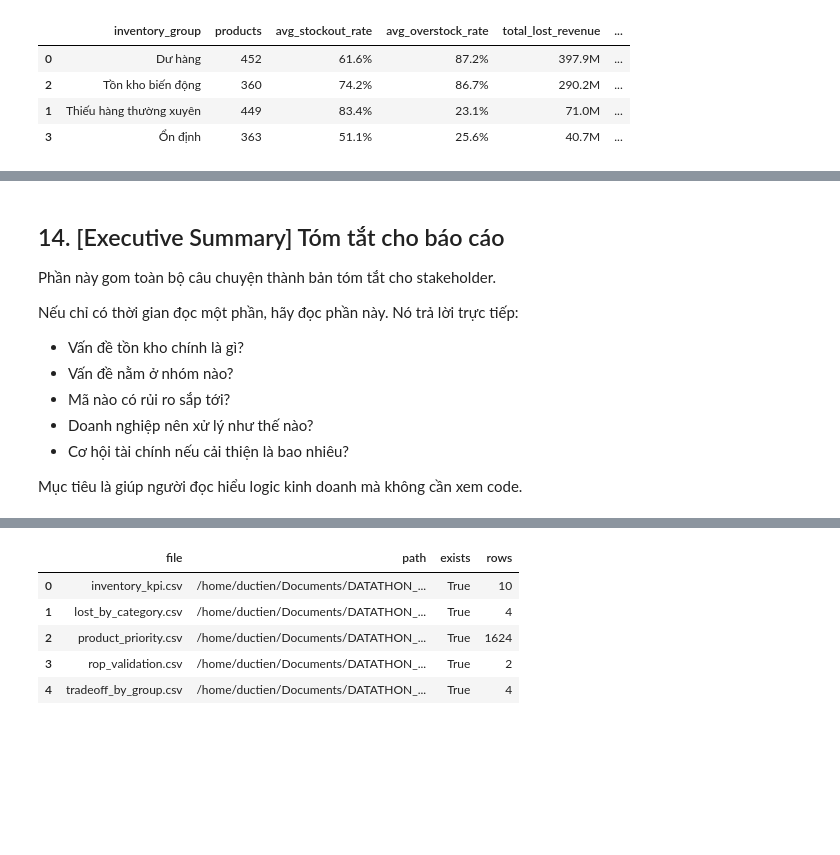
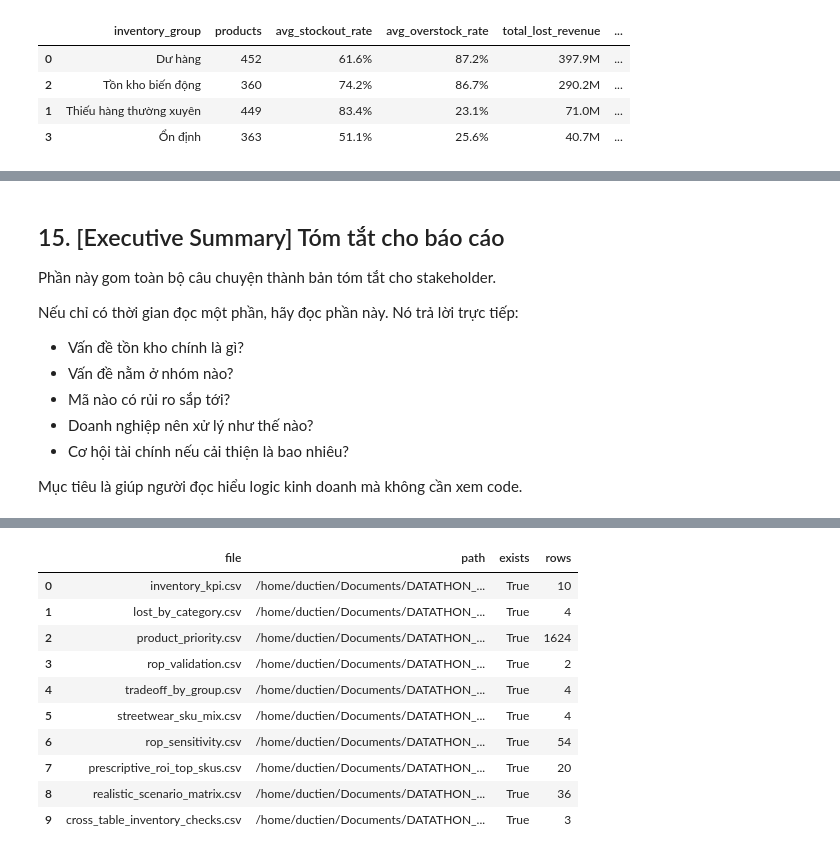
Before and after one commit to CodeDaoVietNam/DATATHON_2026, a Jupyter notebook: notebooks/03_deep_dive_inventory_optimization.ipynb, the cells around one changed output, grey strips where cells are left out. Cells and saved outputs as stored; diff of their text form; code cells hidden in the pictures; blank space fills up the shorter version.

```diff
--- a/notebooks/03_deep_dive_inventory_optimization.ipynb
+++ b/notebooks/03_deep_dive_inventory_optimization.ipynb
@@ -100,6 +132,12 @@ GROUP_COLORS = {
     'Tồn kho biến động': PALETTE['volatile'],
     'Ổn định': PALETTE['stable']
 }
+
+pd.set_option("display.max_rows", None)
+pd.set_option("display.max_columns", None)
+pd.set_option("display.max_colwidth", None)
+pd.set_option("display.width", None)
+
 
 sns.set_theme(
     style='whitegrid',
@@ -1797,5 +2671,5 @@ Nếu công ty nhập thêm hàng cho cả nhóm này, vốn bị khóa có th
 # %% [markdown]
-## 14. [Executive Summary] Tóm tắt cho báo cáo
+## 15. [Executive Summary] Tóm tắt cho báo cáo
 
 Phần này gom toàn bộ câu chuyện thành bản tóm tắt cho stakeholder.
 
@@ -1810,32 +2684,47 @@ Nếu chỉ có thời gian đọc một phần, hãy đọc phần này. Nó tr
 Mục tiêu là giúp người đọc hiểu logic kinh doanh mà không cần xem code.
 # %%
 final_summary = pd.DataFrame({
-    'Cấp độ': ['Descriptive - Chuyện gì xảy ra?', 'Diagnostic - Vì sao xảy ra?', 'Predictive - Điều gì có thể xảy ra?', 'Prescriptive - Nên làm gì?'],
+    'Cấp độ': [
+        'Descriptive - Chuyện gì xảy ra?',
+        'Diagnostic - Vì sao xảy ra?',
+        'Predictive - Điều gì có thể xảy ra?',
+        'Prescriptive - Nên làm gì?'
+    ],
     'Phần trong notebook': [
-        'KPI + distributions',
-        'Category/segment/lost revenue/overstock/matrix',
-        'Demand estimate + dynamic ROP + validation + risk tier',
-        'Priority score + scenario + trade-off + recommendations'
+        'KPI + contradiction explanation + distributions',
+        'Category/segment/lost revenue/overstock/matrix + Streetwear SKU mix + cross-table checks',
+        'Dynamic ROP + ROP sensitivity + stockout risk tier',
+        'Priority score + action ROI + realistic scenario + 30/60/90 plan'
     ],
     'Thông điệp chính': [
-        f'Stockout rate {fmt_percent(stockout_rate)}, overstock rate {fmt_percent(overstock_rate)}, fill rate {fmt_percent(fill_rate_avg)}.',
-        f'Lost revenue estimated at {fmt_currency(total_lost_revenue)}; top lost category is {top_lost_cat["category"]}.',
-        f'Below-ROP group stockout rate is {fmt_percent(below_rate)} vs above-ROP {fmt_percent(above_rate)}.',
-        f'Top priority SKU is {top_priority["product_name"]}; 20% stockout reduction could recover {fmt_currency(scenario_20["Recovered revenue estimate"])} revenue.'
+        f'Stockout rate {fmt_percent(stockout_rate)}, overstock rate {fmt_percent(overstock_rate)}, fill rate {fmt_percent(fill_rate_avg)} are explainable because metrics measure different things.',
+        f'Lost revenue estimated at {fmt_currency(total_lost_revenue)}; Streetwear needs SKU-level mix correction, not category-level blanket stock increase.',
+        f'Current ROP flags only {fmt_number(below_rop_records)} records; calibrated ROP and risk tier should be used together.',
+        f'Base case scenario can recover {fmt_currency(base_case["net_recovered_revenue"])} net revenue and {fmt_currency(base_case["net_recovered_margin"])} net margin under realistic assumptions.'
     ],
     'Ý nghĩa kinh doanh': [
-        'Không nên chỉ tăng tồn kho; cần xử lý cả thiếu hàng và dư hàng.',
-        'Doanh thu bị mất tập trung đủ rõ để ưu tiên theo category và mã sản phẩm.',
-        'ROP là cảnh báo đỏ; risk tier là watchlist rộng hơn cho tháng tới.',
-        'Mỗi nhóm tồn kho cần hành động khác nhau, không dùng một chính sách chung.'
+        'Không nên xem fill rate cao là bằng chứng tồn kho khỏe; cần điều tra stockout days và days of supply outliers.',
+        'Cần xử lý sai cơ cấu SKU, đặc biệt trong Streetwear.',
+        'ROP cần calibration trước khi dùng làm policy; risk tier là danh sách theo dõi rộng hơn.',
+        'Prescriptive phải đi kèm vốn cần bỏ ra, ROI, owner và timeline.'
     ]
 })
 
 display(final_summary)
 
-export_checks = pd.DataFrame({
-    'file': ['inventory_kpi.csv', 'lost_by_category.csv', 'product_priority.csv', 'rop_validation.csv', 'tradeoff_by_group.csv']
-})
+export_files = [
+    'inventory_kpi.csv',
+    'lost_by_category.csv',
+    'product_priority.csv',
+    'rop_validation.csv',
+    'tradeoff_by_group.csv',
+    'streetwear_sku_mix.csv',
+    'rop_sensitivity.csv',
+    'prescriptive_roi_top_skus.csv',
+    'realistic_scenario_matrix.csv',
+    'cross_table_inventory_checks.csv'
+]
+export_checks = pd.DataFrame({'file': export_files})
 export_checks['path'] = export_checks['file'].apply(lambda f: str(OUTPUT_DIR / f))
 export_checks['exists'] = export_checks['file'].apply(lambda f: (OUTPUT_DIR / f).exists())
 export_checks['rows'] = export_checks['file'].apply(lambda f: len(pd.read_csv(OUTPUT_DIR / f)) if (OUTPUT_DIR / f).exists() else 0)
@@ -1849,6 +2738,11 @@ display(export_checks)
 |  | file | path | exists | rows |
 | 0 | inventory_kpi.csv | /home/ductien/Documents/DATATHON_... | True | 10 |
 | 1 | lost_by_category.csv | /home/ductien/Documents/DATATHON_... | True | 4 |
 | 2 | product_priority.csv | /home/ductien/Documents/DATATHON_... | True | 1624 |
 | 3 | rop_validation.csv | /home/ductien/Documents/DATATHON_... | True | 2 |
 | 4 | tradeoff_by_group.csv | /home/ductien/Documents/DATATHON_... | True | 4 |
+| 5 | streetwear_sku_mix.csv | /home/ductien/Documents/DATATHON_... | True | 4 |
+| 6 | rop_sensitivity.csv | /home/ductien/Documents/DATATHON_... | True | 54 |
+| 7 | prescriptive_roi_top_skus.csv | /home/ductien/Documents/DATATHON_... | True | 20 |
+| 8 | realistic_scenario_matrix.csv | /home/ductien/Documents/DATATHON_... | True | 36 |
+| 9 | cross_table_inventory_checks.csv | /home/ductien/Documents/DATATHON_... | True | 3 |
```
Also changed, not shown: parts of 61 cells of this notebook.
